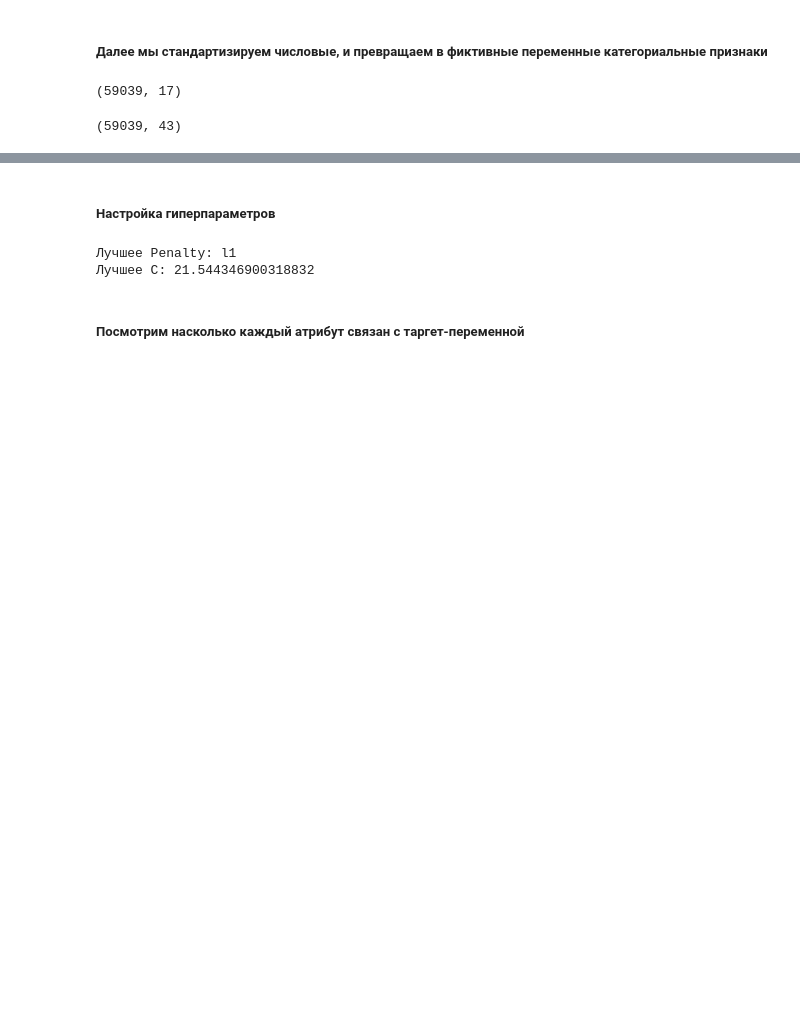
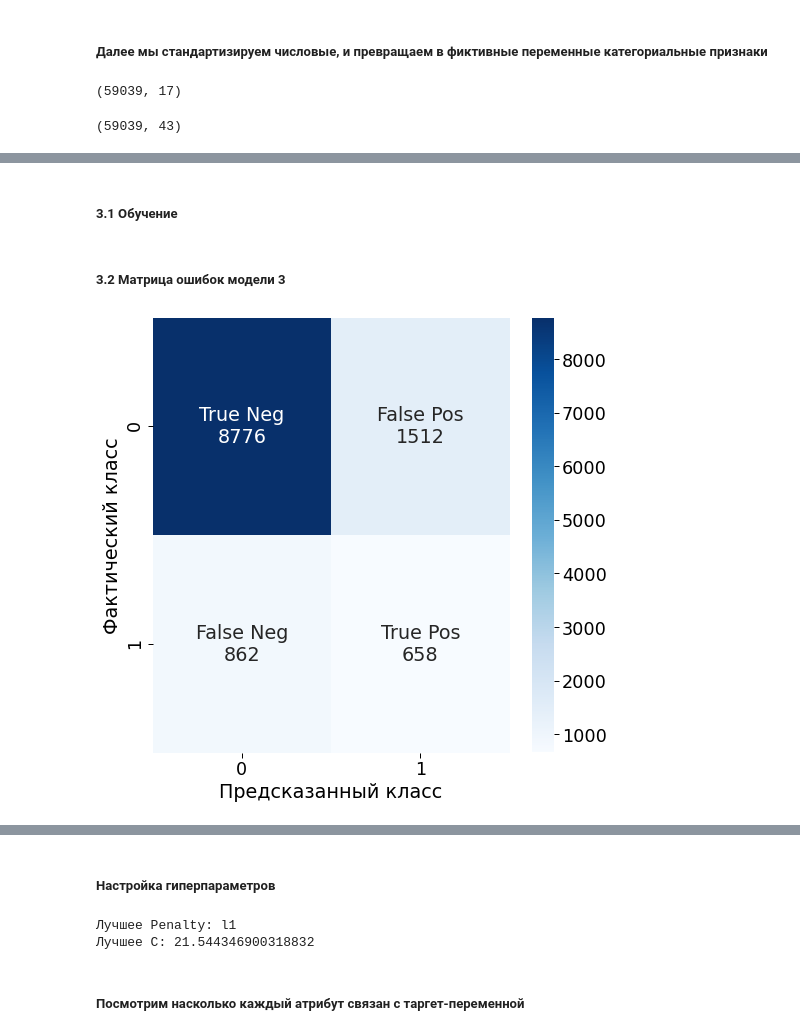
Before and after one commit to BasilPDS/CoursSF_L, a Jupyter notebook: module_5/module_5.ipynb, the cells around one changed output, grey strips where cells are left out. Cells and saved outputs as stored; diff of their text form; code cells hidden in the pictures; blank space fills up the shorter version.

```diff
--- a/module_5/module_5.ipynb
+++ b/module_5/module_5.ipynb
@@ -1121,19 +949,0 @@ def print_all_score(Y_TEST, Y_PRED, Y_PRED_PROB):
-# %%
-from sklearn.metrics import confusion_matrix
-def print_CM(Y_TEST, Y_PRED):
-    '''
-    Функция для визуализации матрицы ошибок
-    '''
-
-    # Визуализация confusion matrix:
-    plt.figure(figsize=(10,10))
-    sns.set_context(context='paper', font_scale=2, rc=None)
-    group_names = ['True Neg', 'False Pos', 'False Neg', 'True Pos']
-    group_counts = ['{0:0.0f}'.format(value) for value in
-                    confusion_matrix(Y_TEST, Y_PRED).flatten()]
-    labels = [f'{v1}\n{v2}' for v1, v2 in
-              zip(group_names, group_counts)]
-    labels = np.asarray(labels).reshape(2, 2)
-    sns.heatmap(confusion_matrix(Y_TEST, Y_PRED), annot=labels, fmt='', cmap='Blues')
-    plt.ylabel('True label')
-    plt.xlabel('Predicted label')
@@ -1158,0 +1096,30 @@ def print_ROC_AUC(Y_TRAIN, Y_PRED_TRAIN, Y_TEST, Y_PRED):
+# %% [markdown]
+##### 3.1 Обучение
+# %%
+# Баланс выбирался вручную на основе матрицы ошибок. Выбирлся тот где F1 мера лучше, чем у модели 2.
+balance = {0:0.2, 1:0.8}
+# %%
+Model_3 = LogisticRegression(max_iter=1000, class_weight=balance, random_state=RS, )
+
+
+Model_3.fit(X_train, y_train)
+#Значения
+y_pred_3 = Model_3.predict(X_test)
+# Вероятности
+y_pred_probs_3 = Model_3.predict_proba(X_test)
+
+# Посчитаем показатели для обучающего набора, что бы следить за переобучением
+#Значения
+y_pred_3_train = Model_3.predict(X_train)
+# Вероятности
+y_pred_probs_3_train = Model_3.predict_proba(X_train)
+
+# Для кривой порога
+y_scores_3 = cross_val_predict(Model_3, X_train, y_train, cv=3, method="decision_function")
+precisions, recalls, thresholds = precision_recall_curve(y_train, y_scores_3)
+# %% [markdown]
+##### 3.2 Матрица ошибок модели 3
+# %%
+print_CM(y_test, y_pred_3)
+# %% [output]
+[figure, added]
```
Also changed, not shown: parts of 97 cells of this notebook.
